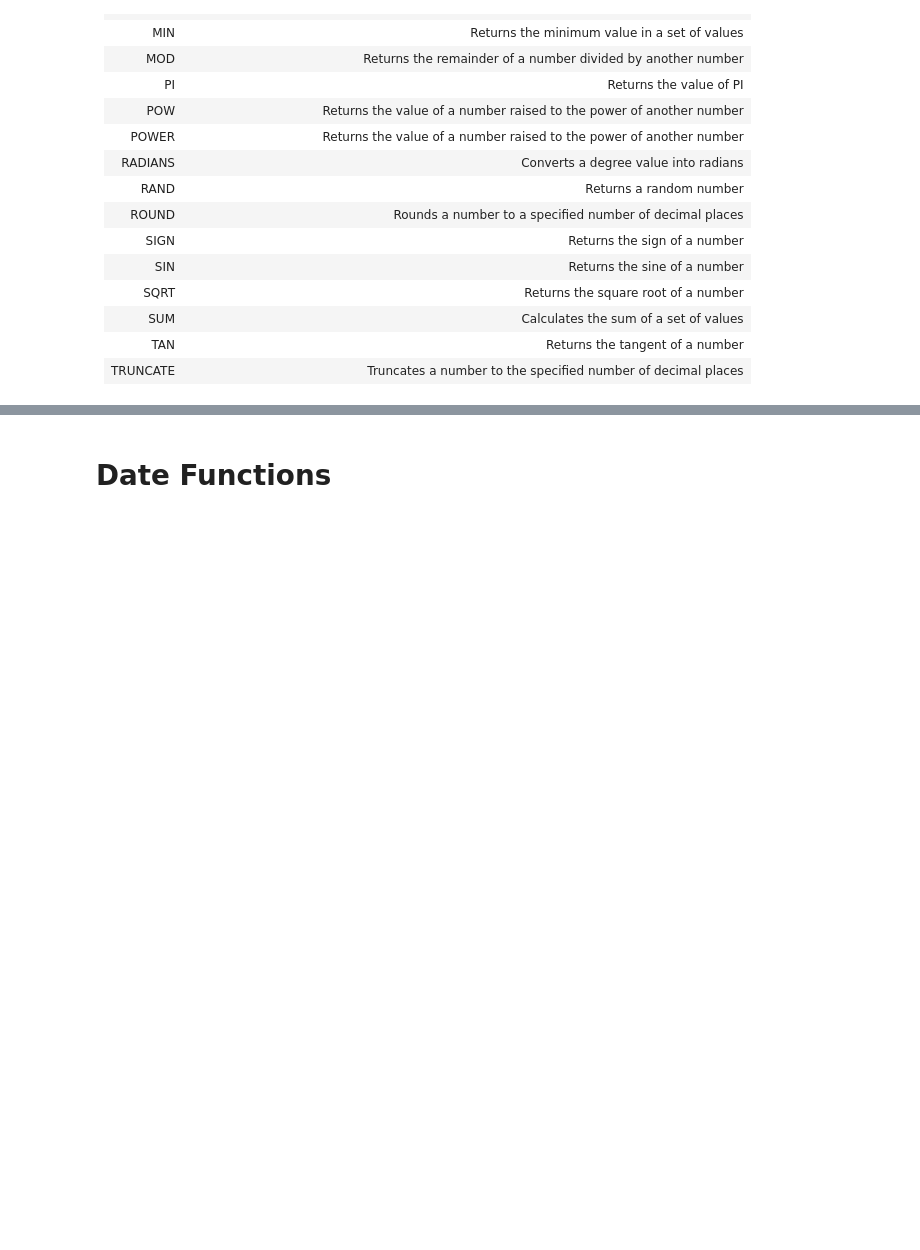
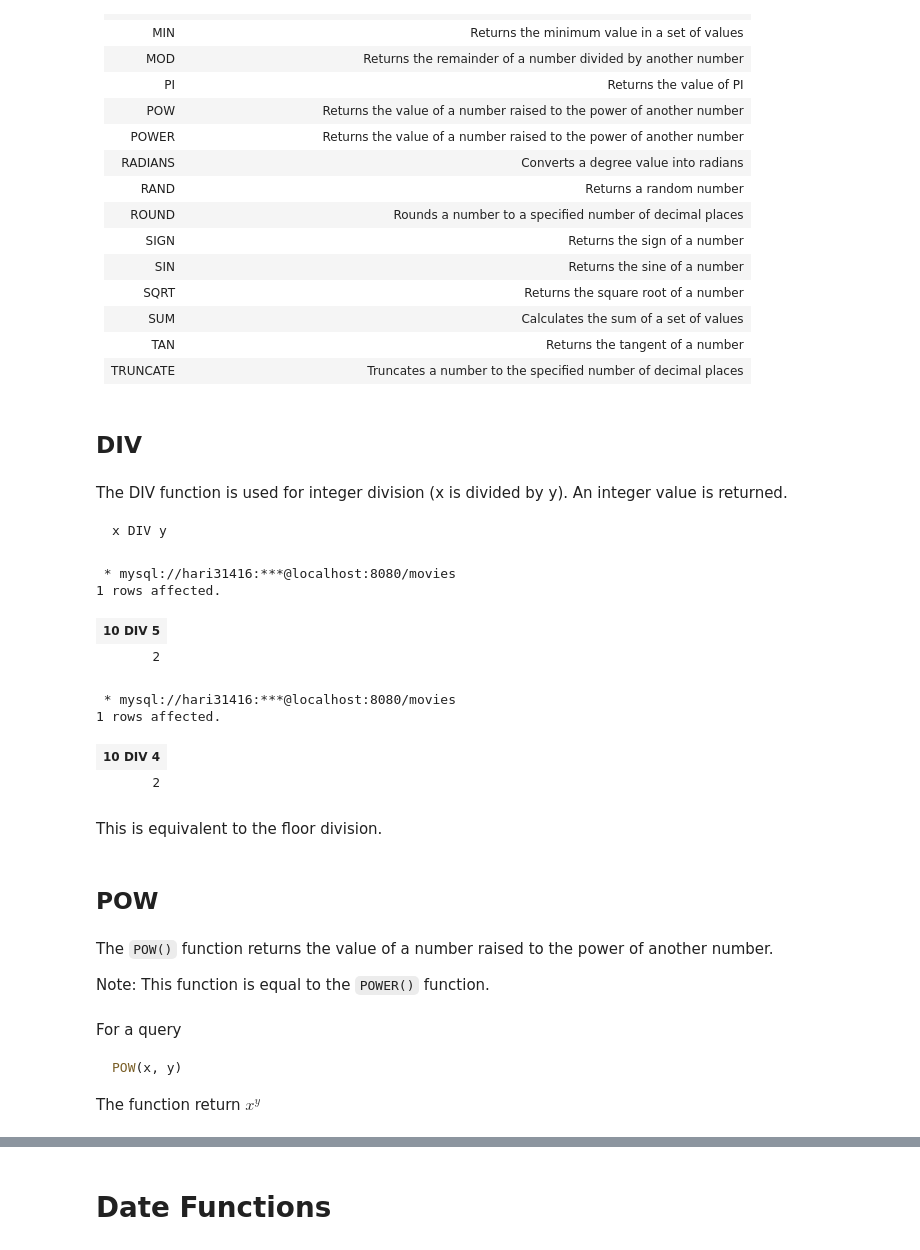
Before and after one commit to Hari31416/Placement, a Jupyter notebook: Notes/SQL/MySQL_Functions.ipynb, the cells around one changed output, grey strips where cells are left out. Cells and saved outputs as stored; diff of their text form; code cells hidden in the pictures; blank space fills up the shorter version.

````diff
--- a/Notes/SQL/MySQL_Functions.ipynb
+++ b/Notes/SQL/MySQL_Functions.ipynb
@@ -634,3 +884,40 @@ specified base</td>
 <td>Truncates a number to the specified number of decimal places</td>
 </tr>
 </tbody></table>
+# %% [markdown]
+## DIV
+# %% [markdown]
+The DIV function is used for integer division (x is divided by y). An integer value is returned.
+``` sql
+x DIV y
+```
+# %%
+%%sql
+SELECT 10 DIV 5
+# %% [output]
+ * mysql://hari31416:***@localhost:8080/movies
+1 rows affected.
+| 10 DIV 5 |
+| 2 |
+# %%
+%%sql
+SELECT 10 DIV 4
+# %% [output]
+ * mysql://hari31416:***@localhost:8080/movies
+1 rows affected.
+| 10 DIV 4 |
+| 2 |
+# %% [markdown]
+This is equivalent to the floor division.
+# %% [markdown]
+## POW
+# %% [markdown]
+The `POW()` function returns the value of a number raised to the power of another number.
+
+Note: This function is equal to the `POWER()` function.
+# %% [markdown]
+For a query
+```sql
+POW(x, y)
+```
+The function return $x^y$
````
Also changed, not shown: parts of 67 cells of this notebook, 5 other files.
